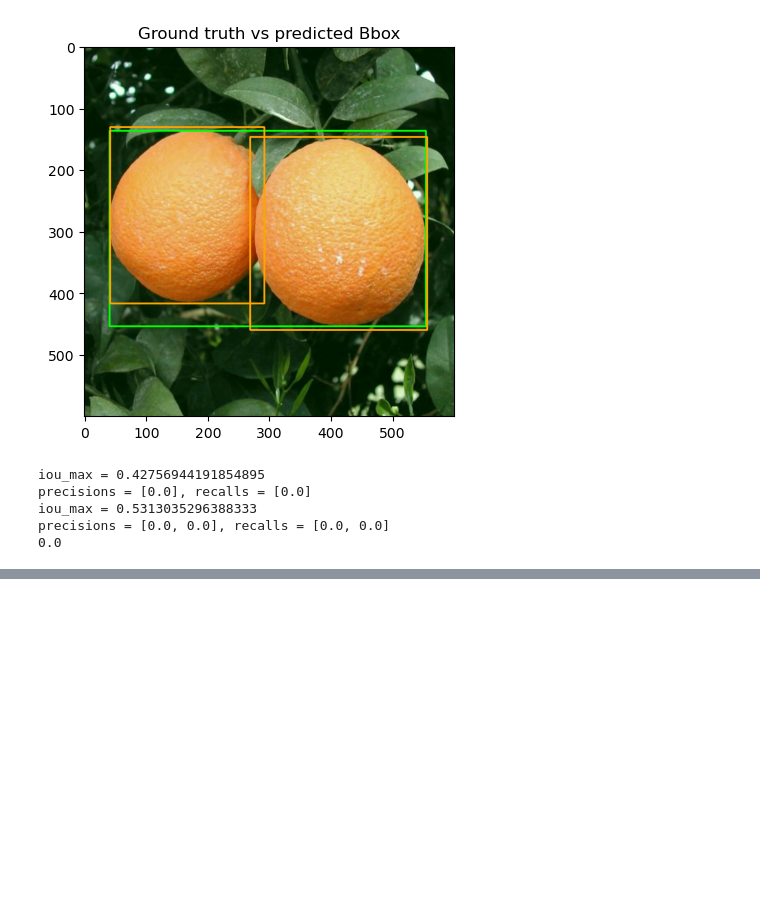
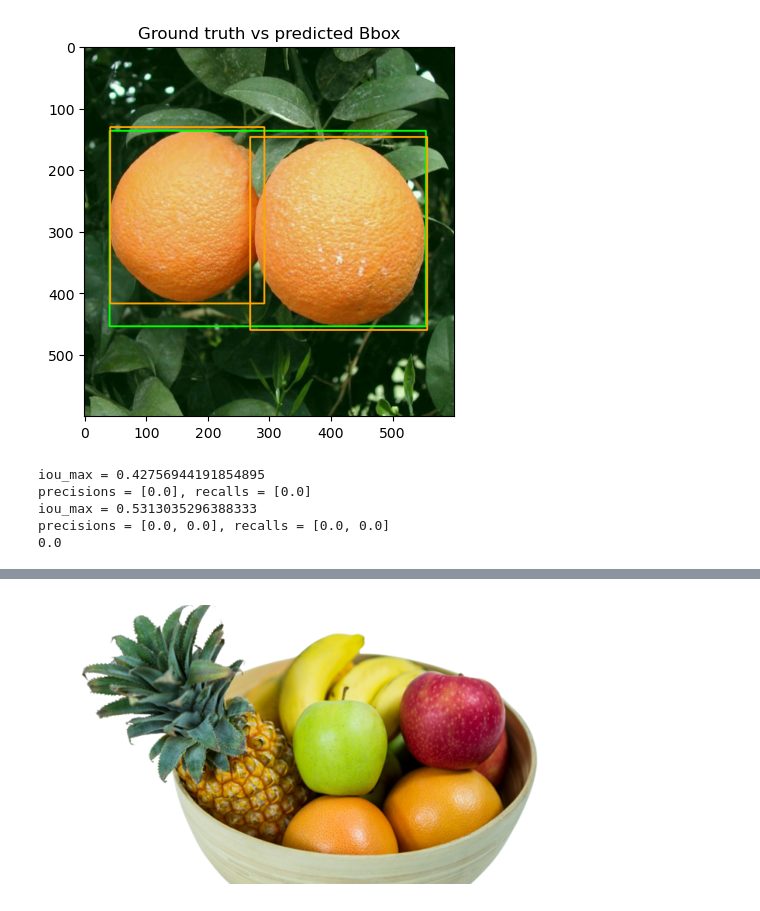
Before and after one commit to lhwitten/fall24-module2-vision-sensing, a Jupyter notebook: lesson2.ipynb, the cells around one changed output, grey strips where cells are left out. Saved outputs shown, nothing was run; the diff lists cells and outputs as text; code cells hidden in the pictures; blank space fills up the shorter version.

Commit message:
added image detection for the whole fruit bowl

```diff
--- a/lesson2.ipynb
+++ b/lesson2.ipynb
@@ -269,3 +269,88 @@ One thing to do is to adjust the color of the visualization to match different f
 See example solution below.
 
 <img src=".\img\solution3.png" width="800">
+# %%
+#I tried quite a number of diferent methods and pretrained models. This seemed to give the best results.
+
+# Define a mapping of fruit labels to colors
+fruit_colors = {
+    'banana': (255, 255, 0),  # Yellow
+    'apple': (255, 0, 0),     # Red
+    'apple_green': (0, 128, 0),  # Green
+    'orange': (255, 165, 0),  # Orange
+    'grapes': (128, 0, 128),  # Purple
+    'pineapple': (255, 255, 0),  # Yellow
+}
+
+# Load the new image
+image_path = './img/fruit_bowl.png'
+image = Image.open(image_path).convert("RGB")
+
+# Display the image
+plt.imshow(image)
+plt.axis('off')
+plt.show()
+
+# Preprocess the image
+img_preprocess = preprocess(image).unsqueeze(0)
+
+# Make a prediction
+with torch.no_grad():
+    predictions = model(img_preprocess)
+
+# Extract boxes, labels, scores, and masks from predictions
+boxes = predictions[0]['boxes'].cpu().detach().numpy()
+labels = predictions[0]['labels'].cpu().detach().numpy()
+scores = predictions[0]['scores'].cpu().detach().numpy()
+masks = predictions[0]['masks'].cpu().detach().numpy()
+
+masks = masks > 0.6  # Apply a threshold
+
+# Visualize the results
+image_cv = cv.imread(image_path)
+score_threshold = 0.6
+
+for i in range(len(scores)):
+    if scores[i] > score_threshold:
+        # Get the label name
+        label_name = categories[labels[i]]
+
+        # Check if the label is in the fruit_colors mapping
+        if label_name in fruit_colors:
+            color = fruit_colors[label_name]
+
+            # Resize the mask to the same size as the image
+            mask = masks[i][0]
+            mask = mask.astype(np.uint8)
+            mask = cv.resize(mask, (image_cv.shape[1], image_cv.shape[0]))
+
+            # Normalize mask values to [0, 255] for better visualization
+            mask = (mask * 255).astype(np.uint8)
+
+            # Create a colored mask for visualization
+            colored_mask = np.zeros_like(image_cv)
+            colored_mask[:, :, 0] = mask * (color[0] / 255)  # Blue channel
+            colored_mask[:, :, 1] = mask * (color[1] / 255)  # Green channel
+            colored_mask[:, :, 2] = mask * (color[2] / 255)  # Red channel
+
+            # Apply the mask with transparency
+            image_cv = cv.addWeighted(image_cv, 1, colored_mask, 0.5, 0)
+
+            # Draw the bounding box
+            cv.rectangle(image_cv, (int(boxes[i][0]), int(boxes[i][1])),
+                         (int(boxes[i][2]), int(boxes[i][3])), color, 2)
+
+            # Calculate the center of the bounding box
+            center_x = int((boxes[i][0] + boxes[i][2]) / 2)
+            center_y = int((boxes[i][1] + boxes[i][3]) / 2)
+
+            # Put the label text at the center of the bounding box
+            cv.putText(image_cv, label_name, (center_x, center_y), cv.FONT_HERSHEY_SIMPLEX, 0.5, color, 2)
+
+# Plot the final image with masks and bounding boxes
+plt.figure(figsize=(10, 10))
+plt.imshow(cv.cvtColor(image_cv, cv.COLOR_BGR2RGB))
+plt.axis('off')
+plt.show()
+# %% [output]
+[figure, added]
```
Also changed, not shown: parts of 1 cell of this notebook, 2 other files.
